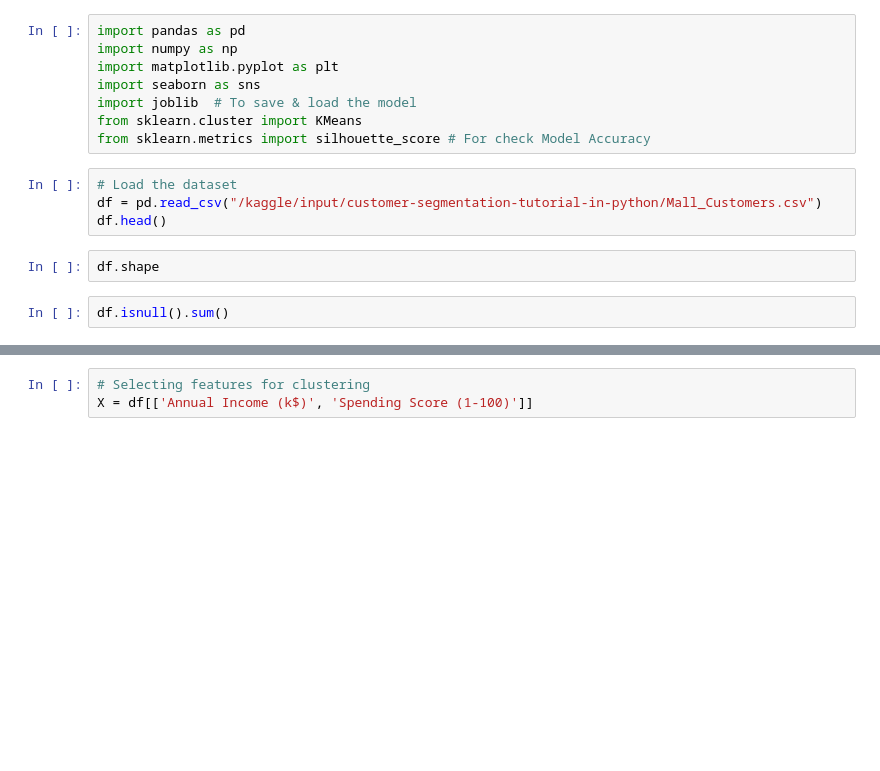
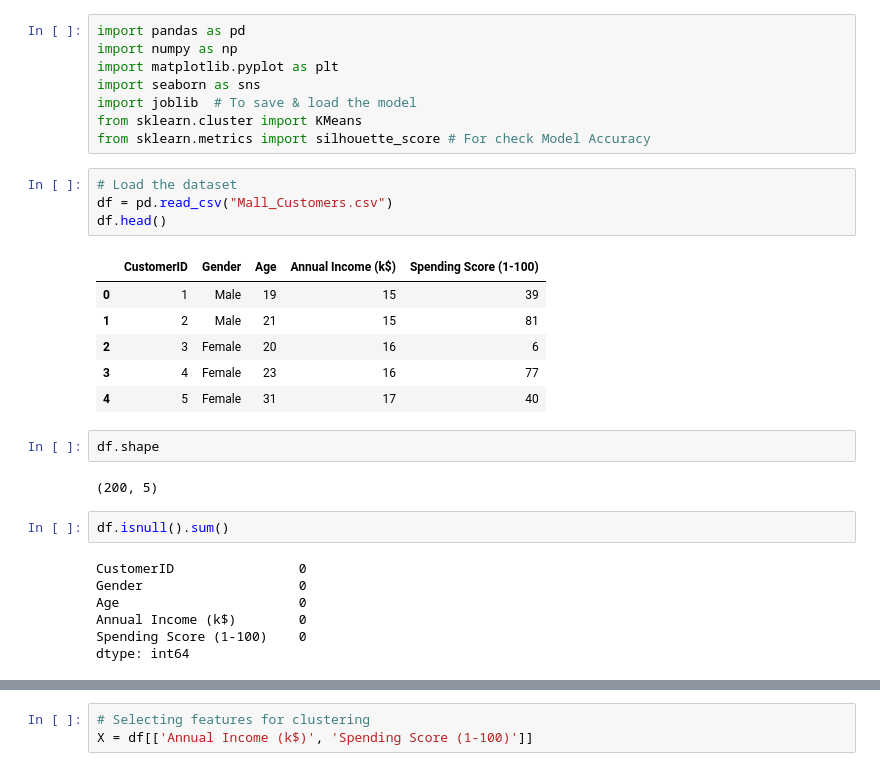
Before and after one commit to akramsaleh12/Mall-Customers-Segmentations, a Jupyter notebook: Create Model.ipynb, the cells around one changed output, grey strips where cells are left out. Saved outputs shown, nothing was run; the diff lists cells and outputs as text; blank space fills up the shorter version.

```diff
--- a/Create Model.ipynb
+++ b/Create Model.ipynb
@@ -16,11 +16,27 @@ from sklearn.cluster import KMeans
 from sklearn.metrics import silhouette_score # For check Model Accuracy
 # %%
 # Load the dataset
-df = pd.read_csv("/kaggle/input/customer-segmentation-tutorial-in-python/Mall_Customers.csv")
+df = pd.read_csv("Mall_Customers.csv")
 df.head()
+# %% [output]
+|  | CustomerID | Gender | Age | Annual Income (k$) | Spending Score (1-100) |
+| 0 | 1 | Male | 19 | 15 | 39 |
+| 1 | 2 | Male | 21 | 15 | 81 |
+| 2 | 3 | Female | 20 | 16 | 6 |
+| 3 | 4 | Female | 23 | 16 | 77 |
+| 4 | 5 | Female | 31 | 17 | 40 |
 # %%
 df.shape
+# %% [output]
+(200, 5)
 # %%
 df.isnull().sum()
+# %% [output]
+CustomerID                0
+Gender                    0
+Age                       0
+Annual Income (k$)        0
+Spending Score (1-100)    0
+dtype: int64
 # %%
 df.describe().T
```
Also changed, not shown: parts of 14 cells of this notebook.
